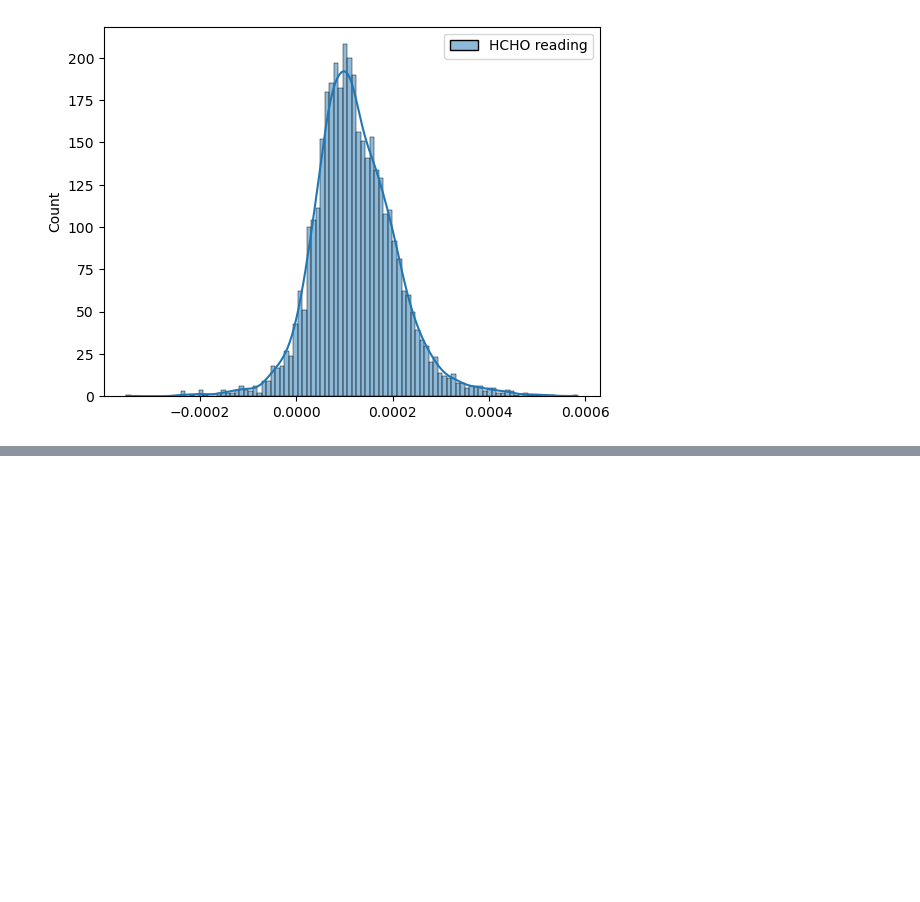
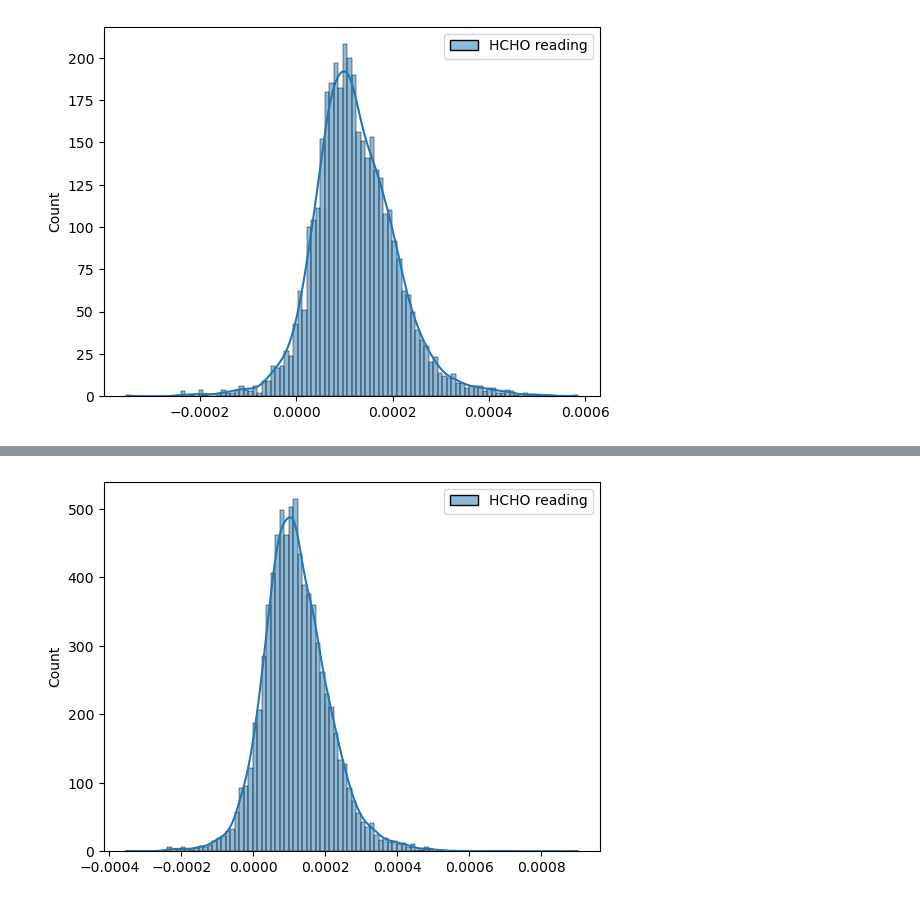
Before and after one commit to Chulanjana/DE-Coursework, a Jupyter notebook: data_pre-processing.ipynb, the cells around one changed output, grey strips where cells are left out. Drawn from its saved outputs; the diff is of its cells as text; code cells hidden in the pictures; blank space fills up the shorter version.

Commit message:
Data preprocessing

```diff
--- a/data_pre-processing.ipynb
+++ b/data_pre-processing.ipynb
@@ -35,15 +26,15 @@ spark = pyspark_sql.SparkSession.builder.getOrCreate()
 # %% [markdown]
 ## Loading the datasets
 # %%
-col_mat_nuw_datasset = spark.read.csv("dataset\col_mat_nuw_output.csv", header=False, inferSchema=True)
+col_mat_nuw_dataset = spark.read.csv("dataset\col_mat_nuw_output.csv", header=False, inferSchema=True)
 mon_kur_jaf_dataset = spark.read.csv("dataset\kan_output.csv", header=False, inferSchema=True)
 kan_dataset = spark.read.csv("dataset\mon_kur_jaf_output.csv", header=False, inferSchema=True)
 
-col_mat_nuw_datasset = col_mat_nuw_datasset.toDF("HCHO reading", "Location", "Current Date", "Next Date")
+col_mat_nuw_dataset = col_mat_nuw_dataset.toDF("HCHO reading", "Location", "Current Date", "Next Date")
 mon_kur_jaf_dataset = mon_kur_jaf_dataset.toDF("HCHO reading", "Location", "Current Date", "Next Date")
 kan_dataset = kan_dataset.toDF("HCHO reading", "Location", "Current Date", "Next Date")
 
-col_mat_nuw_datasset.show()
+col_mat_nuw_dataset.show()
 mon_kur_jaf_dataset.show()
 kan_dataset.show()
 # %% [output]
@@ -142,0 +114,3 @@ Null value counts for each column:
+# %%
+concatenated_df = col_mat_nuw_dataset.union(mon_kur_jaf_dataset).union(kan_dataset)
+concatenated_df.show()
@@ -142,0 +135,7 @@ Null value counts for each column:
+# %%
+dataset_pd = concatenated_df.toPandas()
+# Plot histograms for each numeric column
+sns.histplot(data=dataset_pd, bins=100, kde=True)
+plt.show()
+# %% [output]
+[figure, added]
```
Also changed, not shown: parts of 27 cells of this notebook, 2 other files.
